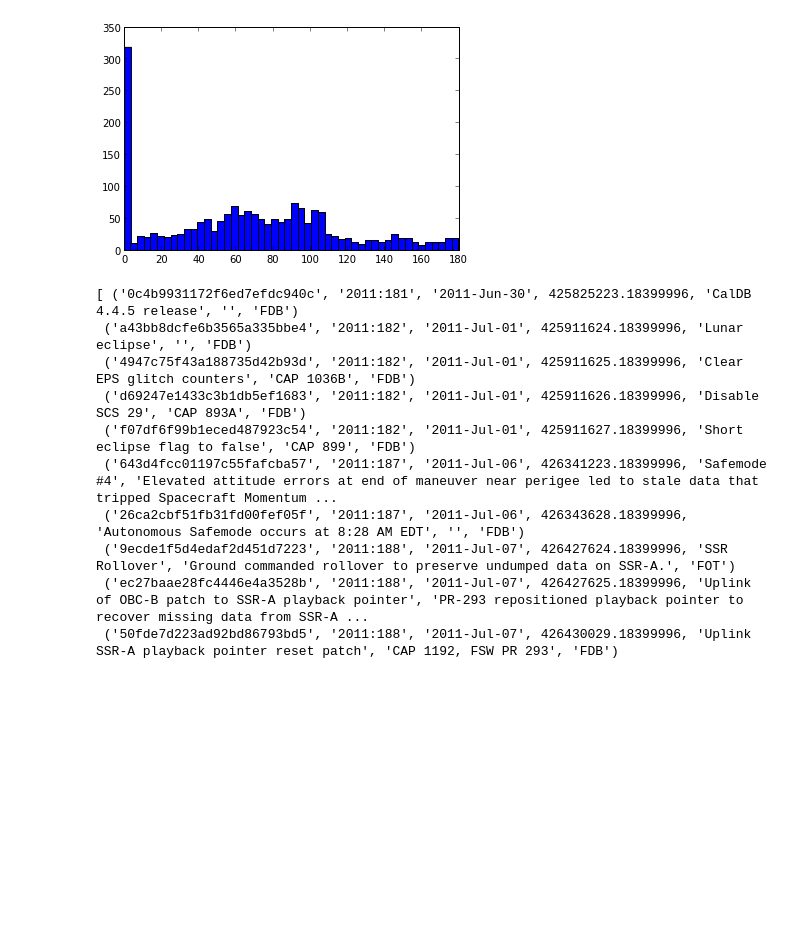
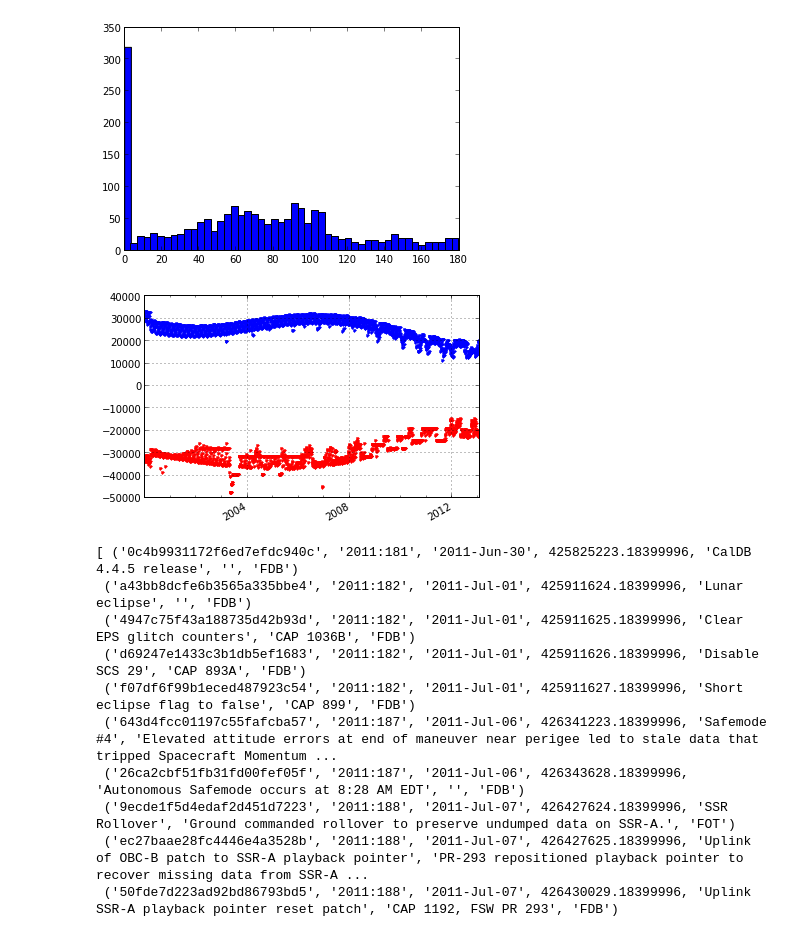
Before and after one commit to sot/kadi, a Jupyter notebook: kadi_demo.ipynb, the cells around one changed output. Saved outputs shown, nothing was run; the diff lists cells and outputs as text; code cells hidden in the pictures; blank space fills up the shorter version.

```diff
--- a/kadi_demo.ipynb
+++ b/kadi_demo.ipynb
@@ -271,6 +271,13 @@ out = plot_cxctime(manvrs['tstart'], manvrs['angle'], '.')
 out = hist(manvrs['angle'], bins=50)
 # %% [output]
 [figure]
+# %%
+orbits = events.orbits.find()
+out = plot_cxctime(orbits['tstart'], orbits['dt_start_radzone'], '.r')
+out = plot_cxctime(orbits['tstart'], orbits['dt_stop_radzone'], '.b')
+grid()
+# %% [output]
+[figure, added]
 # %%
 print events.major_events.find('2011:180', '2011:190')
 # %% [output]
```
Also changed, not shown: 3 other files.
